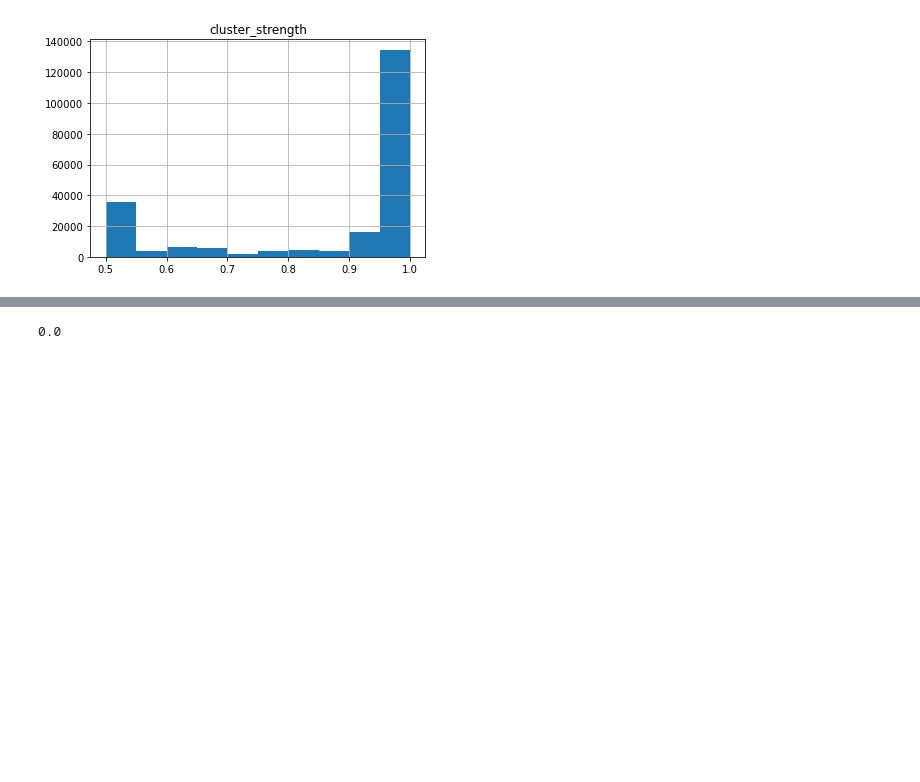
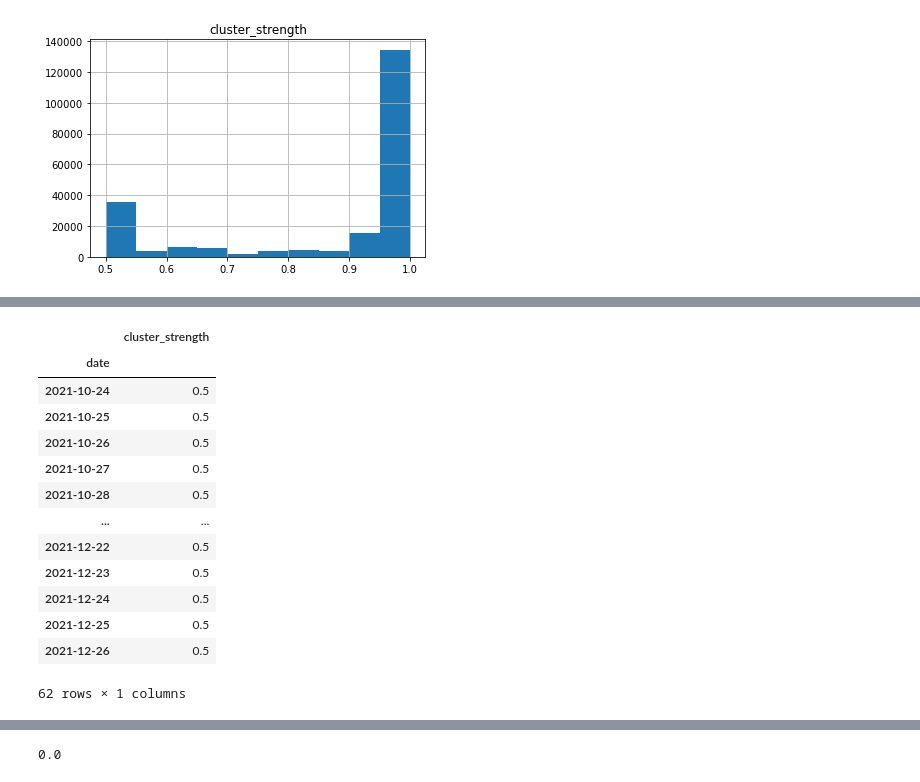
Before and after one commit to christianschwendner/coins_2122, a Jupyter notebook: Model/Model.ipynb, the cells around one changed output, grey strips where cells are left out. Cells and saved outputs as stored; diff of their text form; code cells hidden in the pictures; blank space fills up the shorter version.

```diff
--- a/Model/Model.ipynb
+++ b/Model/Model.ipynb
@@ -271,0 +284,21 @@ adj_mat_grouped.sort_values('date').head(20)
+# %%
+#date, lowest cluster strength
+
+cs_day = adj_mat.groupby(['date'])['cluster_strength'].min()
+cs_day = cs_day.to_frame()
+cs_day
+# %% [output]
+|  | cluster_strength |
+| date |  |
+| 2021-10-24 | 0.5 |
+| 2021-10-25 | 0.5 |
+| 2021-10-26 | 0.5 |
+| 2021-10-27 | 0.5 |
+| 2021-10-28 | 0.5 |
+| ... | ... |
+| 2021-12-22 | 0.5 |
+| 2021-12-23 | 0.5 |
+| 2021-12-24 | 0.5 |
+| 2021-12-25 | 0.5 |
+| 2021-12-26 | 0.5 |
+62 rows × 1 columns
```
Also changed, not shown: parts of 24 cells of this notebook.
